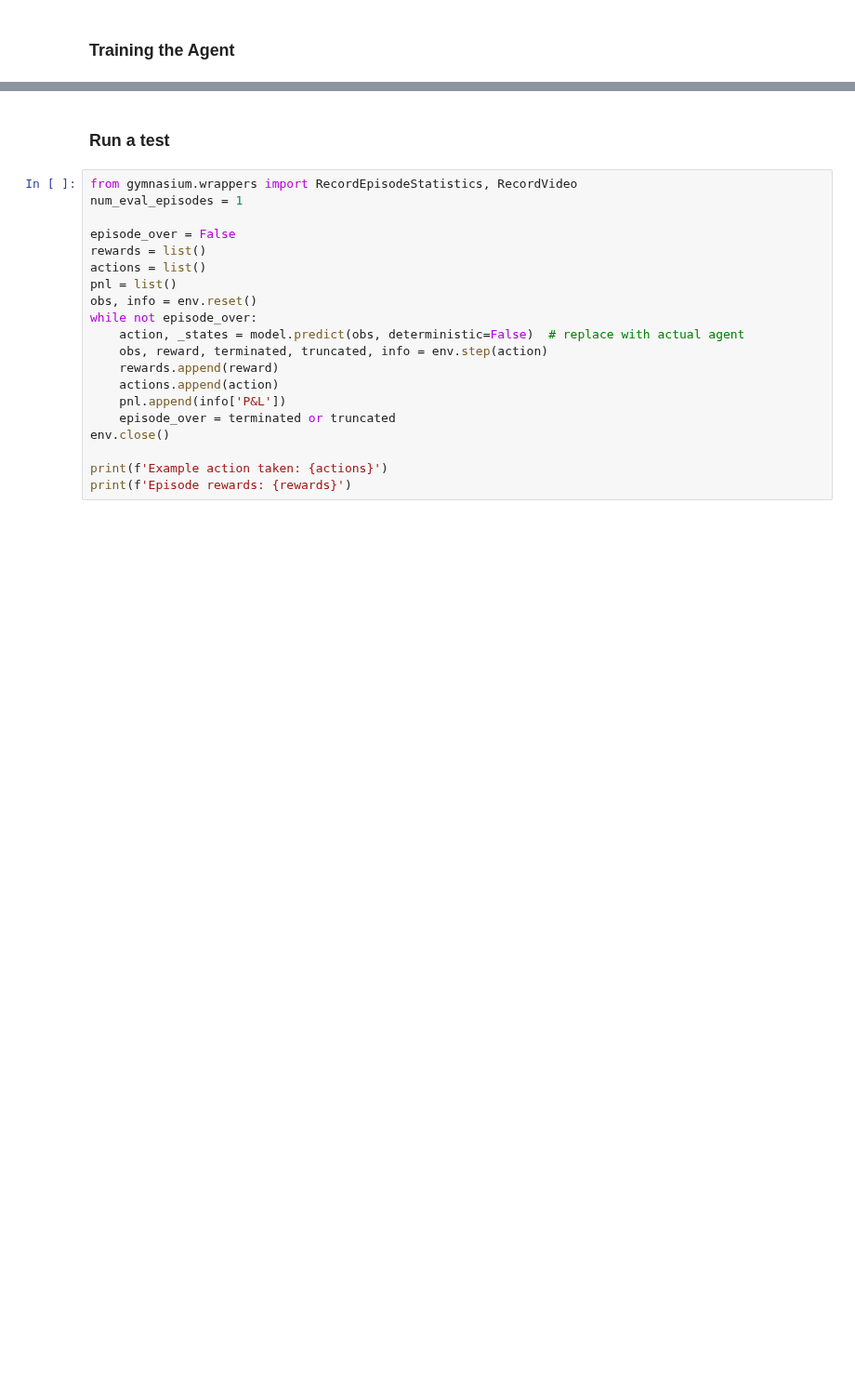
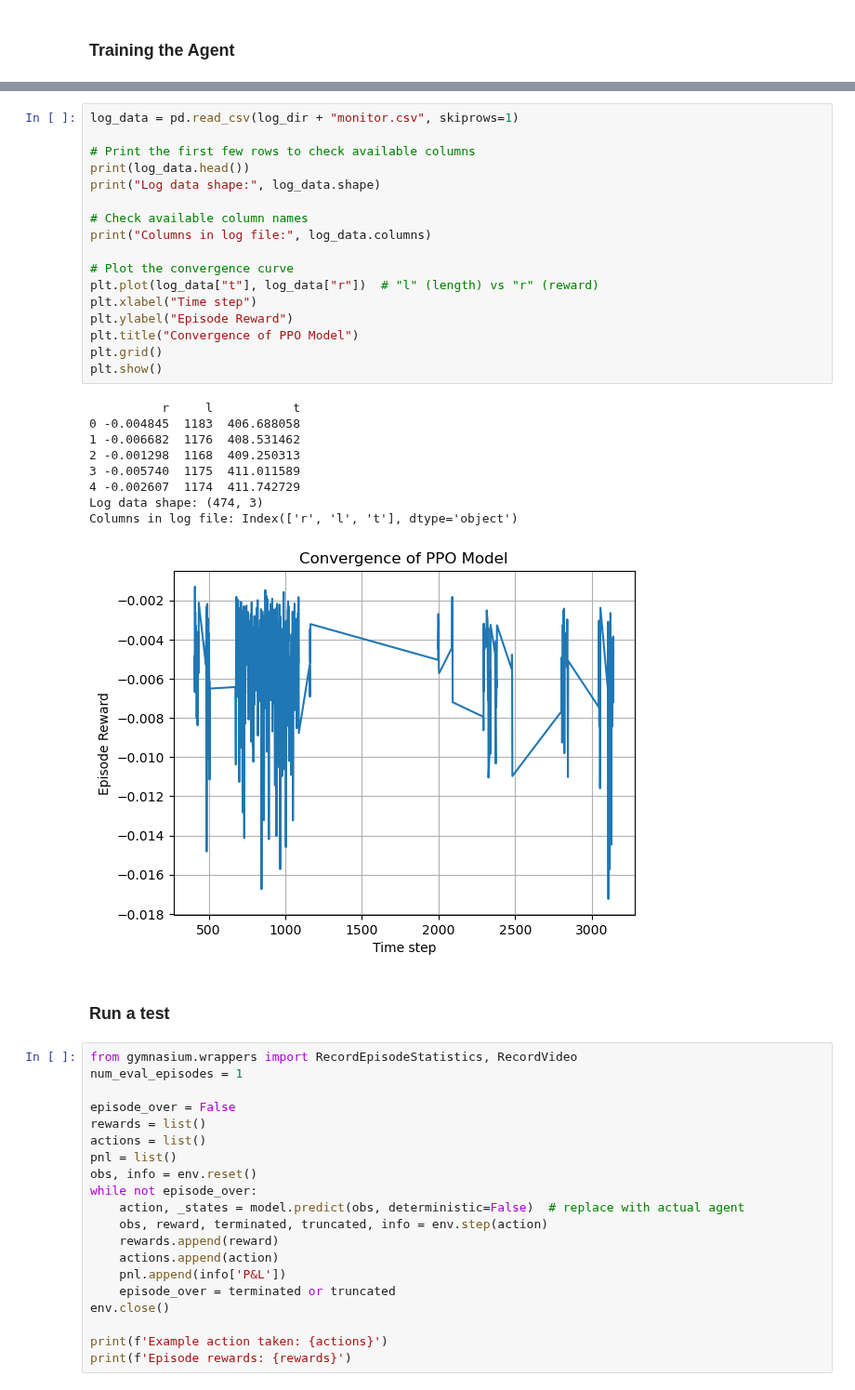
Before and after one commit to spelbella/cva_risk_management_thesis, a Jupyter notebook: Hedge/DDPG_test.ipynb, the cells around one changed output, grey strips where cells are left out. Shown at 93% size. Drawn from its saved outputs; the diff is of its cells as text; blank space fills up the shorter version.

```diff
--- a/Hedge/DDPG_test.ipynb
+++ b/Hedge/DDPG_test.ipynb
@@ -200,3 +214,30 @@ model.save("ppo_fin")
+# %%
+log_data = pd.read_csv(log_dir + "monitor.csv", skiprows=1)
+
+# Print the first few rows to check available columns
+print(log_data.head())
+print("Log data shape:", log_data.shape)
+
+# Check available column names
+print("Columns in log file:", log_data.columns)
+
+# Plot the convergence curve
+plt.plot(log_data["t"], log_data["r"])  # "l" (length) vs "r" (reward)
+plt.xlabel("Time step")
+plt.ylabel("Episode Reward")
+plt.title("Convergence of PPO Model")
+plt.grid()
+plt.show()
+# %% [output]
+          r     l           t
+0 -0.004845  1183  406.688058
+1 -0.006682  1176  408.531462
+2 -0.001298  1168  409.250313
+3 -0.005740  1175  411.011589
+4 -0.002607  1174  411.742729
+Log data shape: (474, 3)
+Columns in log file: Index(['r', 'l', 't'], dtype='object')
+[figure, added]
 # %% [markdown]
 ### Run a test
 # %%
```
Also changed, not shown: parts of 11 cells of this notebook, 4 other files.
